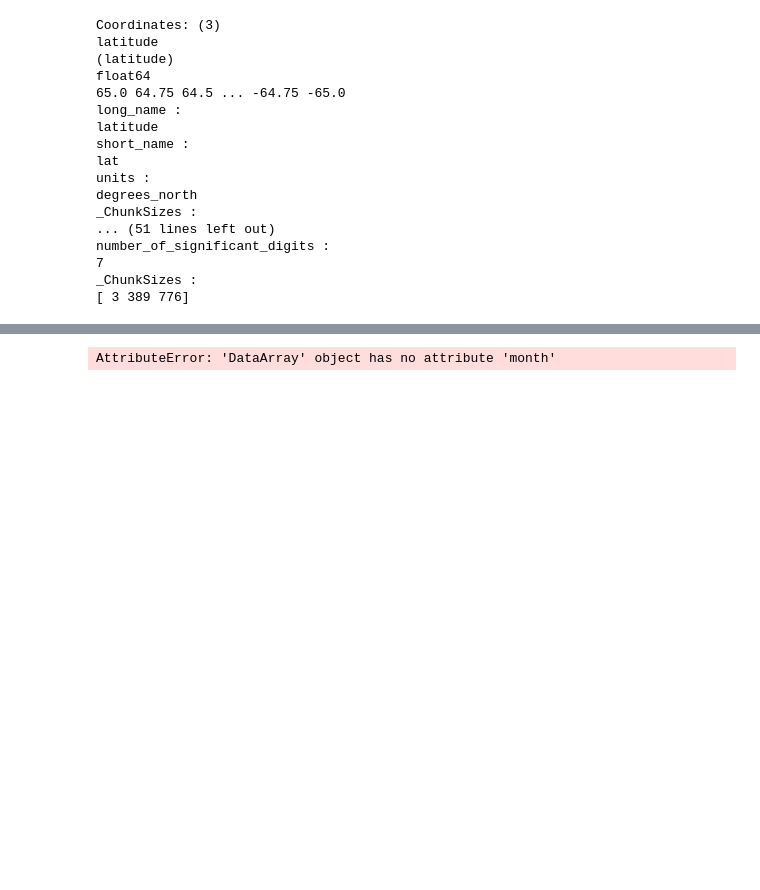
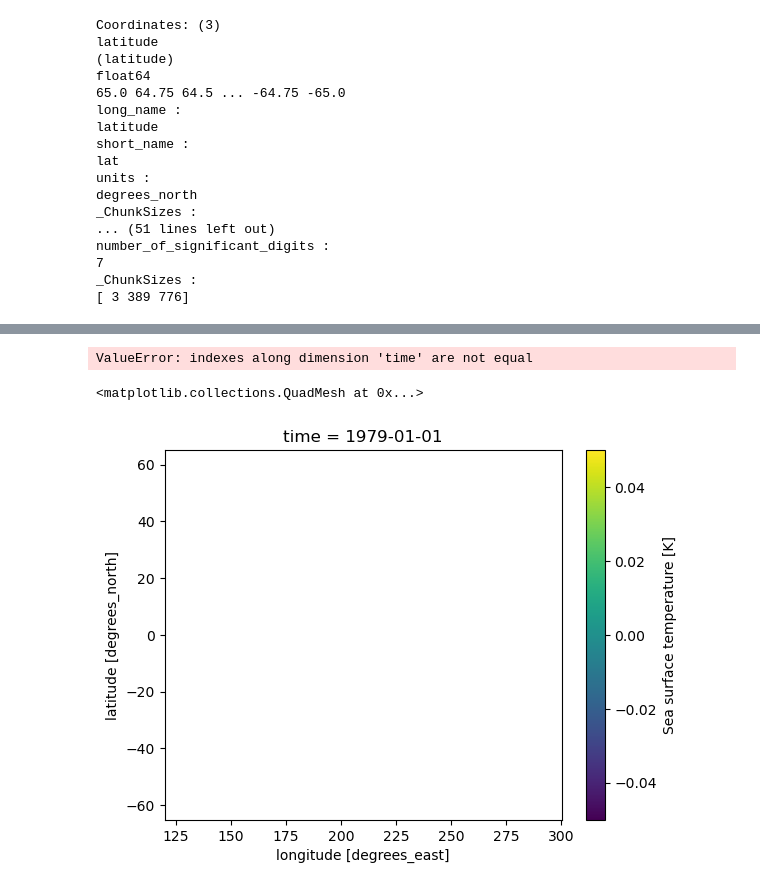
Before and after one commit to atmsillinois/time-series-and-eofs-leanneblind, a Jupyter notebook: project4_atms523_blind.ipynb, the cells around one changed output, grey strips where cells are left out. Saved outputs shown, nothing was run; the diff lists cells and outputs as text; code cells hidden in the pictures; blank space fills up the shorter version.

Commit message:
Attempting to calculate monthly mean SST anomalies and mask the data

```diff
--- a/project4_atms523_blind.ipynb
+++ b/project4_atms523_blind.ipynb
@@ -75,3 +131,8 @@ number_of_significant_digits :
 7
 _ChunkSizes :
 [ 3 389 776]
+# %%
+land_sea_mask = xr.open_dataset('https://rda.ucar.edu/thredds/dodsC/files/g/ds633.0/e5.oper.invariant/197901/e5.oper.invariant.128_172_lsm.ll025sc.1979010100_1979010100.nc',
+                      engine='netcdf4')
+# %%
+pacific_domain_lsm = land_sea_mask['LSM'].sel(latitude=slice(pacific_north_lat,pacific_south_lat,1), longitude=slice(pacific_east_lon, pacific_west_lon,1))
@@ -78,8 +159,15 @@ _ChunkSizes :
+# %%
+masked_sample = ds_sst['SSTK'].where(pacific_domain_lsm == 1,np.nan)
+# %% [output]
+ValueError: indexes along dimension 'time' are not equal
+# %%
+masked_sample.plot()
+# %% [output]
+<matplotlib.collections.QuadMesh at 0x...>
+[figure, added]
 # %%
-#
-monthly_mean_sst = ds_sst["SSTK"].groupby([ds_sst.utc_date.month]).mean(dim=['latitude','longitude']).compute()
+# Computing the monthly mean ssts at every latitude and longitude box
+monthly_mean_sst = ds_sst.SSTK.groupby('time.month').mean().compute()
-# %% [output]
-AttributeError: 'DataArray' object has no attribute 'month'
 # %%
 monthly_mean_sst
 # %% [output]
```
Also changed, not shown: parts of 7 cells of this notebook.
